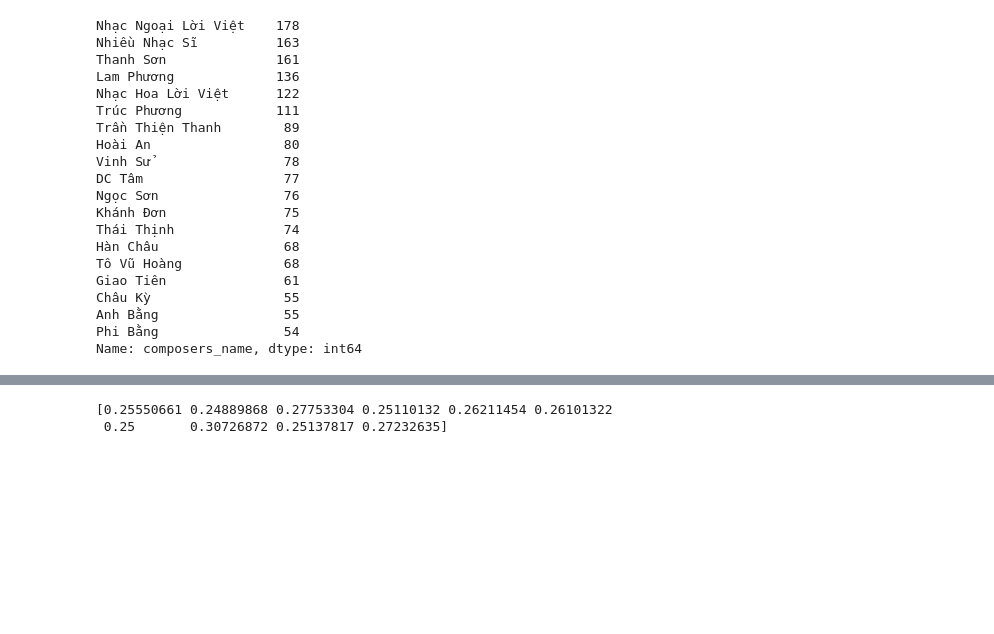
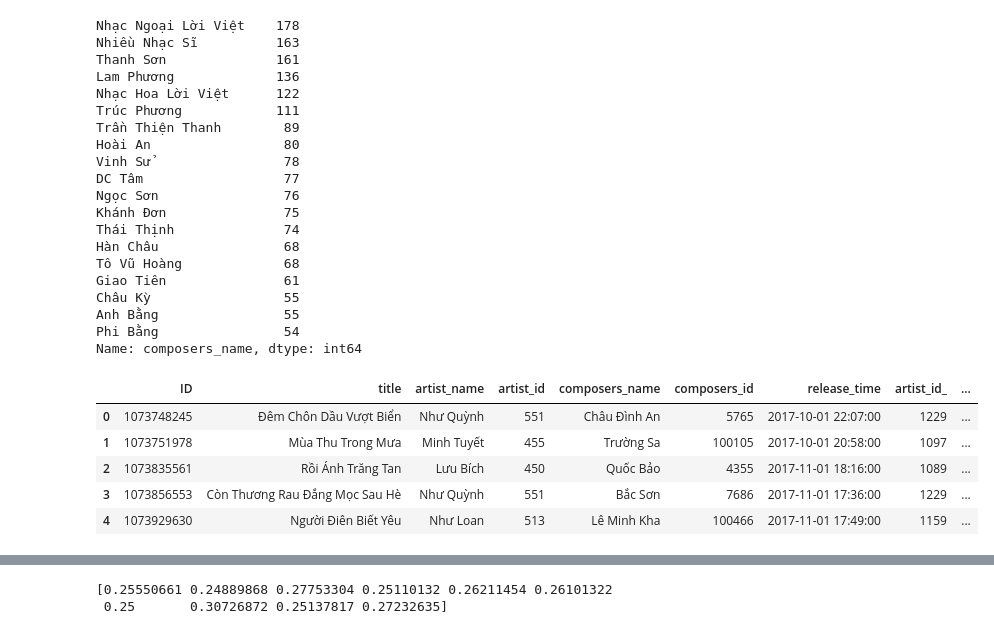
Before and after one commit to DamQuangKhoa/ZaloAI_Chanllenge, a Jupyter notebook: Untitled.ipynb, the cells around one changed output, grey strips where cells are left out. Cells and saved outputs as stored; diff of their text form; code cells hidden in the pictures; blank space fills up the shorter version.

```diff
--- a/Untitled.ipynb
+++ b/Untitled.ipynb
@@ -252,6 +252,23 @@ df_train['composers_id_'] = le.fit_transform(df_train['composers_id']).astype('i
 # %%
 df_test['composers_id_'] = le.fit_transform(df_test['composers_id']).astype('int')
 df_test['artist_id_'] = le.fit_transform(df_test['artist_id'].astype('str'))
+# %%
+# df_train['release_time_'] = le.fit_transform(df_train['release_time'].dt.strftime("%Y%m%d %h%m%d ").astype(int))
+import matplotlib.dates as mdates
+df_train['release_time']= pd.to_datetime(df_train['release_time'])
+df_train['release_time_']= df_train['release_time'].apply(lambda x: mdates.date2num(x))
+
+df_test['release_time']= pd.to_datetime(df_test['release_time'])
+df_test['release_time_']= df_test['release_time'].apply(lambda x: mdates.date2num(x))
+# %%
+df_train.head()
+# %% [output]
+|  | ID | title | artist_name | artist_id | composers_name | composers_id | release_time | artist_id_ | ... |
+| 0 | 1073748245 | Đêm Chôn Dầu Vượt Biển | Như Quỳnh | 551 | Châu Đình An | 5765 | 2017-10-01 22:07:00 | 1229 | ... |
+| 1 | 1073751978 | Mùa Thu Trong Mưa | Minh Tuyết | 455 | Trường Sa | 100105 | 2017-10-01 20:58:00 | 1097 | ... |
+| 2 | 1073835561 | Rồi Ánh Trăng Tan | Lưu Bích | 450 | Quốc Bảo | 4355 | 2017-11-01 18:16:00 | 1089 | ... |
+| 3 | 1073856553 | Còn Thương Rau Đắng Mọc Sau Hè | Như Quỳnh | 551 | Bắc Sơn | 7686 | 2017-11-01 17:36:00 | 1229 | ... |
+| 4 | 1073929630 | Người Điên Biết Yêu | Như Loan | 513 | Lê Minh Kha | 100466 | 2017-11-01 17:49:00 | 1159 | ... |
 # %%
 from sklearn.model_selection import train_test_split
 train = df_train[['ID', 'artist_id_', 'composers_id_']]
```
Also changed, not shown: parts of 5 cells of this notebook, 1 other file.
